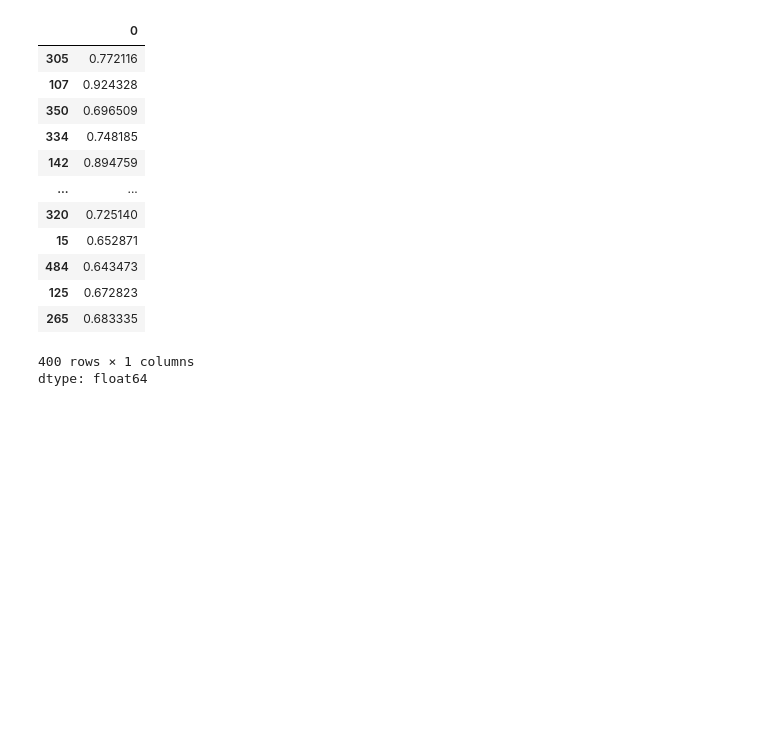
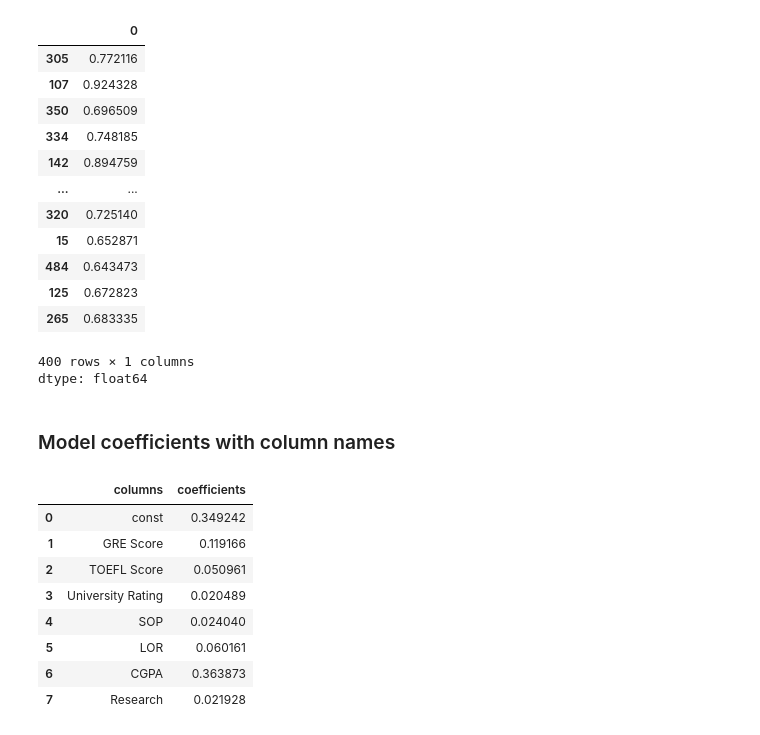
Before and after one commit to akshayabhale1406/SCLR_Jamboree_Education_Linear_Regression, a Jupyter notebook: Jamboree_Education_Linear_Regression.ipynb, the cells around one changed output. Cells and saved outputs as stored; diff of their text form; code cells hidden in the pictures; blank space fills up the shorter version.

```diff
--- a/Jamboree_Education_Linear_Regression.ipynb
+++ b/Jamboree_Education_Linear_Regression.ipynb
@@ -352,3 +352,18 @@ results.predict(x_sm)
 | 265 | 0.683335 |
 400 rows × 1 columns
 dtype: float64
+# %% [markdown]
+### Model coefficients with column names
+# %%
+coefficients = pd.DataFrame({'columns': results.params.index, 'coefficients': results.params.values})
+coefficients
+# %% [output]
+|  | columns | coefficients |
+| 0 | const | 0.349242 |
+| 1 | GRE Score | 0.119166 |
+| 2 | TOEFL Score | 0.050961 |
+| 3 | University Rating | 0.020489 |
+| 4 | SOP | 0.024040 |
+| 5 | LOR | 0.060161 |
+| 6 | CGPA | 0.363873 |
+| 7 | Research | 0.021928 |
```
Also changed, not shown: parts of 1 cell of this notebook.
